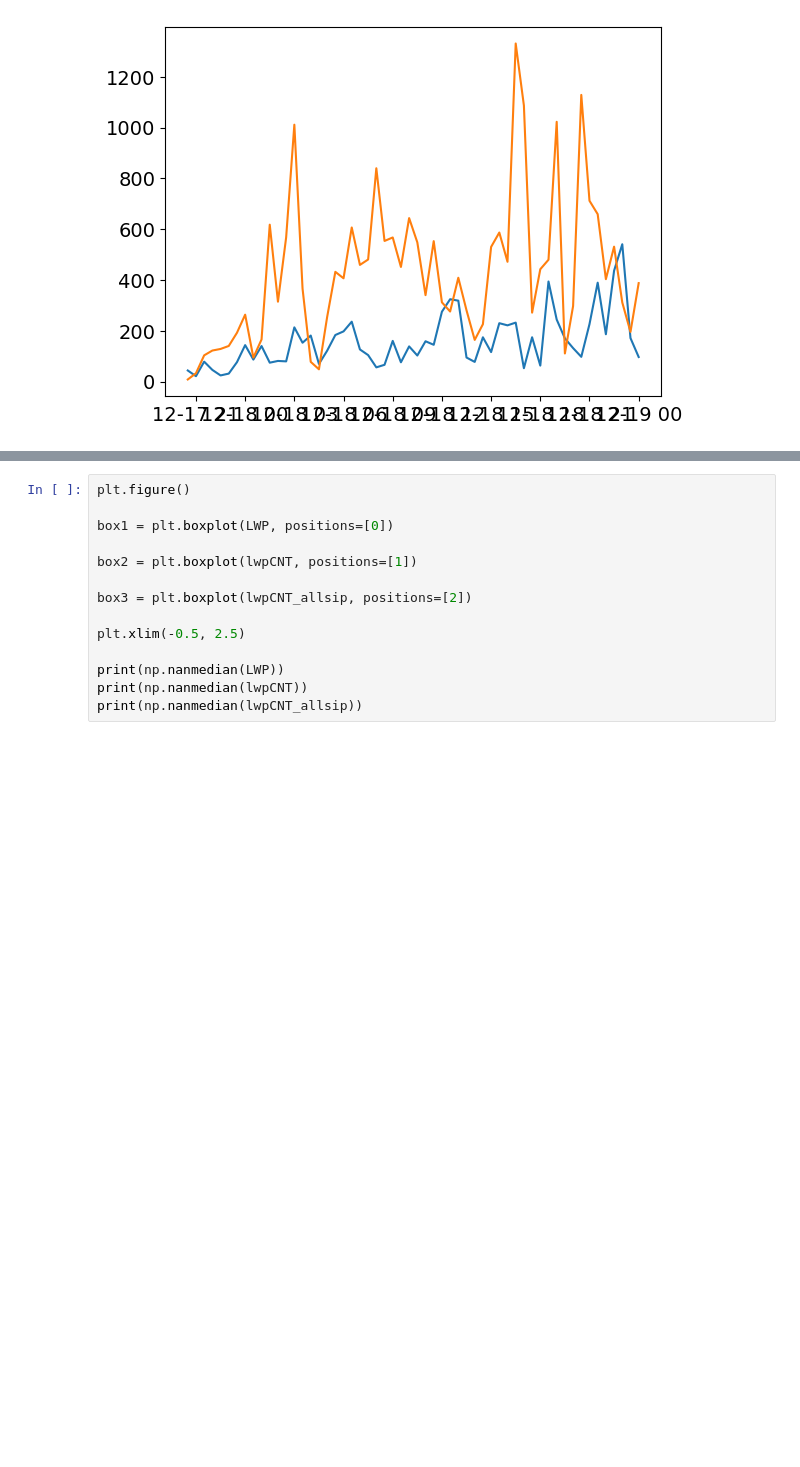
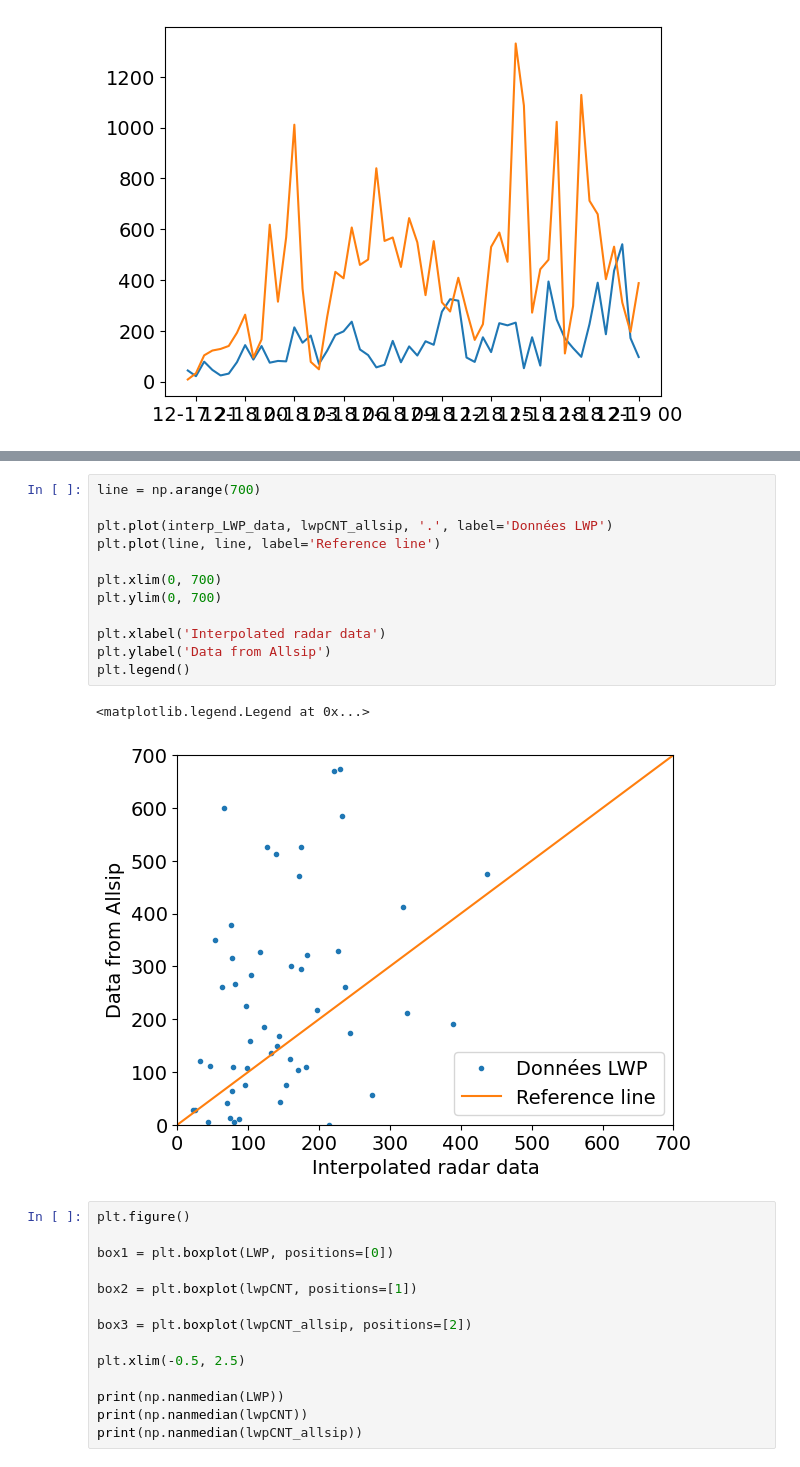
Before and after one commit to eliotperrin/Mixed-phase-cloud-with-CR-SIM, a Jupyter notebook: lwp difference.ipynb, the cells around one changed output, grey strips where cells are left out. Drawn from its saved outputs; the diff is of its cells as text; blank space fills up the shorter version.

```diff
--- a/lwp difference.ipynb
+++ b/lwp difference.ipynb
@@ -237,3 +240,18 @@ plt.ylim(0, 700)
+# %%
+line = np.arange(700)
+
+plt.plot(interp_LWP_data, lwpCNT_allsip, '.', label='Données LWP')
+plt.plot(line, line, label='Reference line')
+
+plt.xlim(0, 700)
+plt.ylim(0, 700)
+
+plt.xlabel('Interpolated radar data')
+plt.ylabel('Data from Allsip')
+plt.legend()
+# %% [output]
+<matplotlib.legend.Legend at 0x...>
+[figure, added]
 # %%
 plt.figure()
 
```
Also changed, not shown: parts of 1 cell of this notebook.
